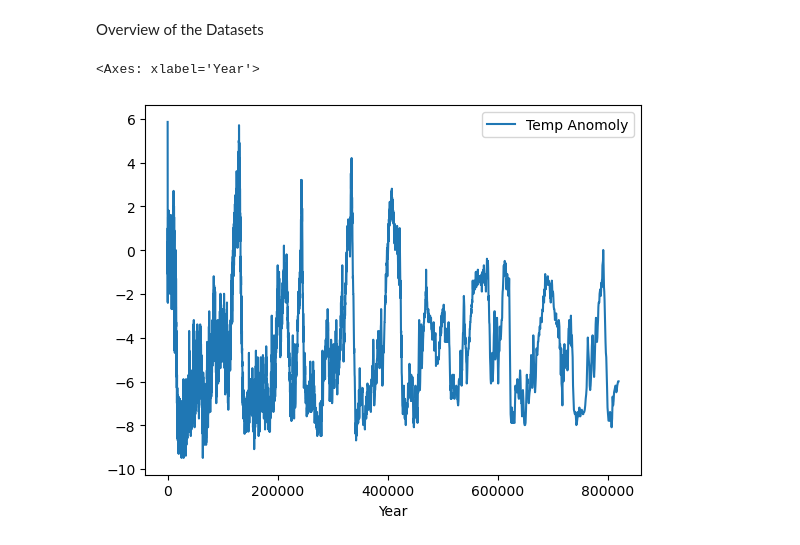
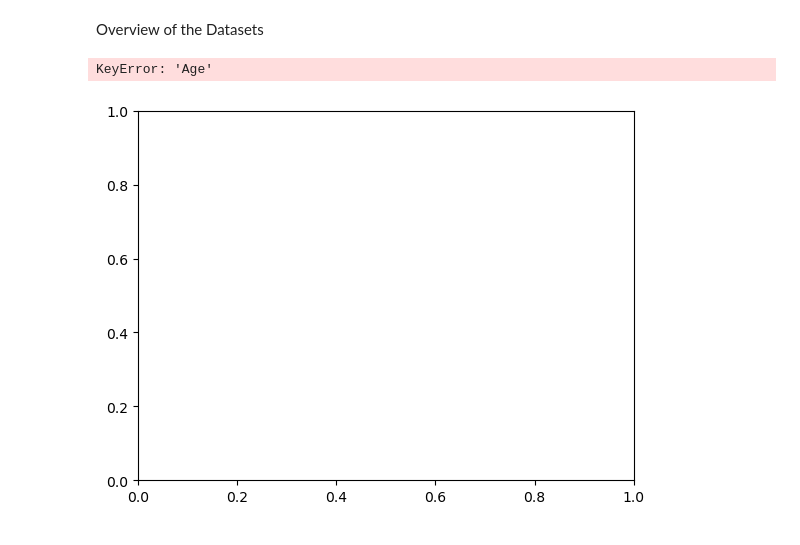
Before and after one commit to AudeAllen/PDA_Project2, a Jupyter notebook: PDA_Project2.ipynb, the cells around one changed output. Cells and saved outputs as stored; diff of their text form; code cells hidden in the pictures.

Commit message:
Complete Temperature Anomoly file - Copy over

```diff
--- a/PDA_Project2.ipynb
+++ b/PDA_Project2.ipynb
@@ -237,24 +236,21 @@ Overview of the Datasets
 # %%
 ### Read in two datafiles
 
 # Firstly we are going to look at both of the files
 
 import numpy as np
 import pandas as pd
 import matplotlib.pyplot as plt
 import seaborn as sns
 
 
-# Read in First CSV file - CO2 files
+# Read in First CSV file - Temperature file
 
-CO2Data  = pd.read_csv('RawData/CO2 Data.csv')
-
-TemperatureData  = pd.read_csv('RawData/TemperatureAnomoly.csv')
-
+TemperatureData  = pd.read_csv('FinalData/TemperatureAnomoly.csv')
 fig, ax = plt.subplots()
 
 #CO2Data.plot(x="Year", y="CO2", ax=ax, label='CO2 Emissions')
-TemperatureData.plot(x="Year", y="TempAnomoly", ax=ax, label='Temp Anomoly')
+TemperatureData.plot(x="Age", y="Anomoly", ax=ax, label='Temp Anomoly')
 # %% [output]
-<Axes: xlabel='Year'>
+KeyError: 'Age'
-[figure, old version]
+[figure, new version]
```
Also changed, not shown: parts of 5 cells of this notebook, 2 other files.
